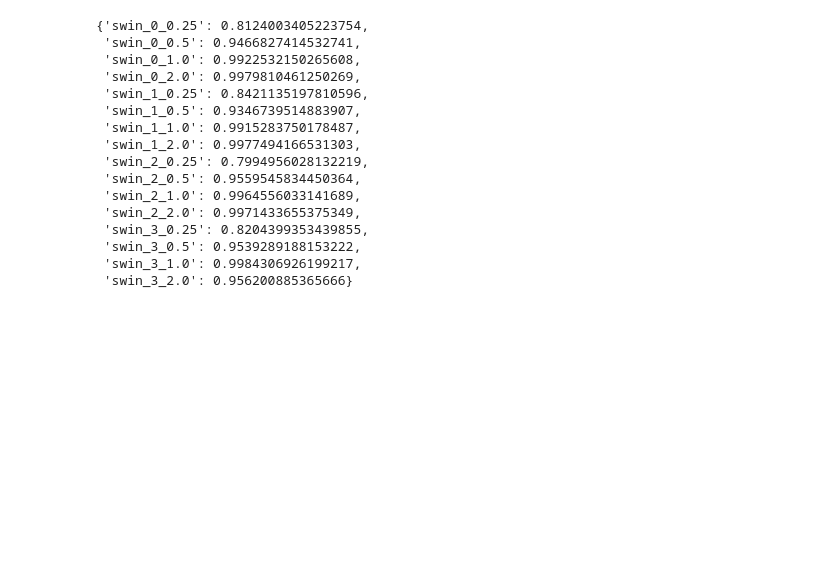
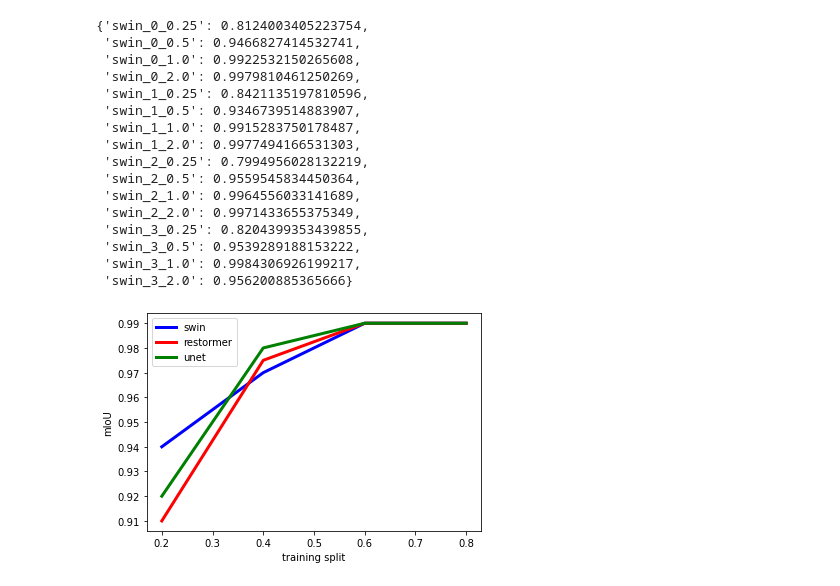
Before and after one commit to makamoa/seismic, a Jupyter notebook: src/Plotting.ipynb, the cells around one changed output. Drawn from its saved outputs; the diff is of its cells as text; code cells hidden in the pictures; blank space fills up the shorter version.

```diff
--- a/src/Plotting.ipynb
+++ b/src/Plotting.ipynb
@@ -218,3 +207,18 @@ pretrained_vs
  'swin_3_0.5': 0.9539289188153222,
  'swin_3_1.0': 0.9984306926199217,
  'swin_3_2.0': 0.956200885365666}
+# %%
+unet = np.array([0.92, 0.98, 0.99, 0.99])
+swin = np.array([0.94,0.97,0.99,0.99])
+restormer = np.array([0.91,0.975,0.99,0.99])
+split = [0.2, 0.4, 0.6, 0.8]
+plt.figure(figsize=[6,4])
+plt.plot(split, swin, 'b', linewidth=3, label='swin')
+plt.plot(split, restormer, 'r', linewidth=3, label='restormer')
+plt.plot(split, unet, 'g', linewidth=3, label='unet')
+plt.ylabel('mIoU')
+plt.xlabel('training split')
+plt.legend()
+plt.show()
+# %% [output]
+[figure, added]
```
Also changed, not shown: parts of 2 cells of this notebook, 4 other files.
